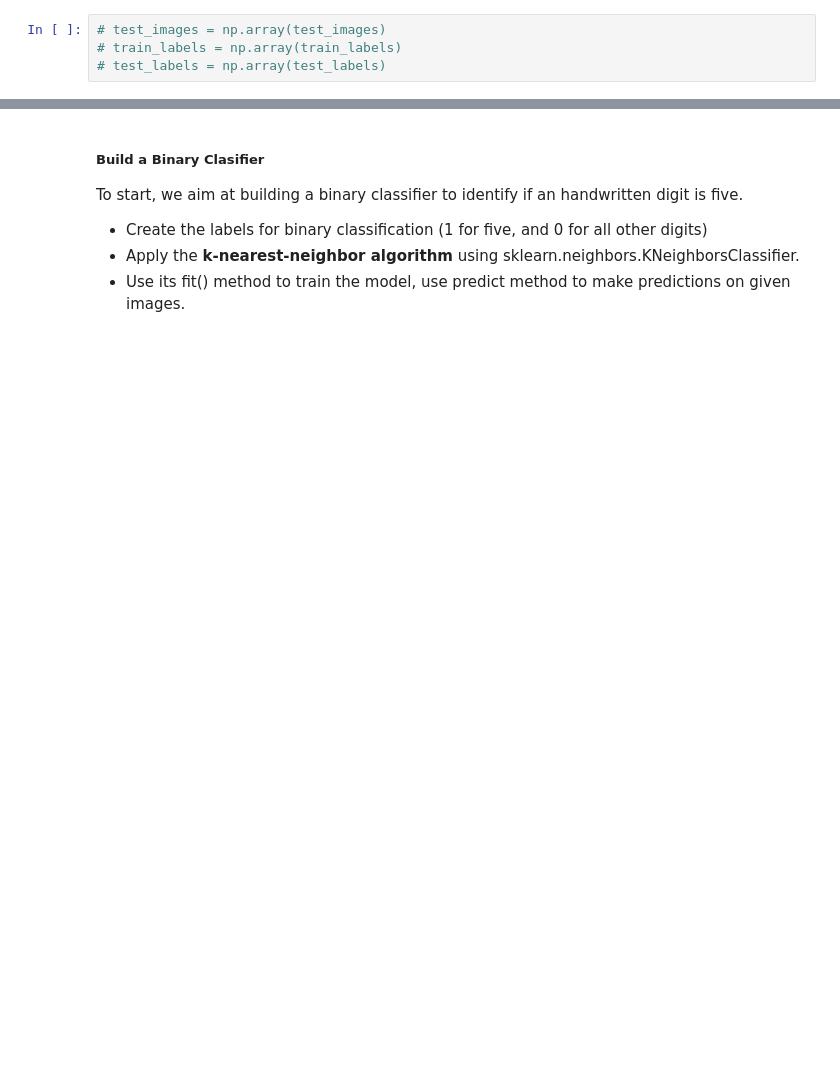
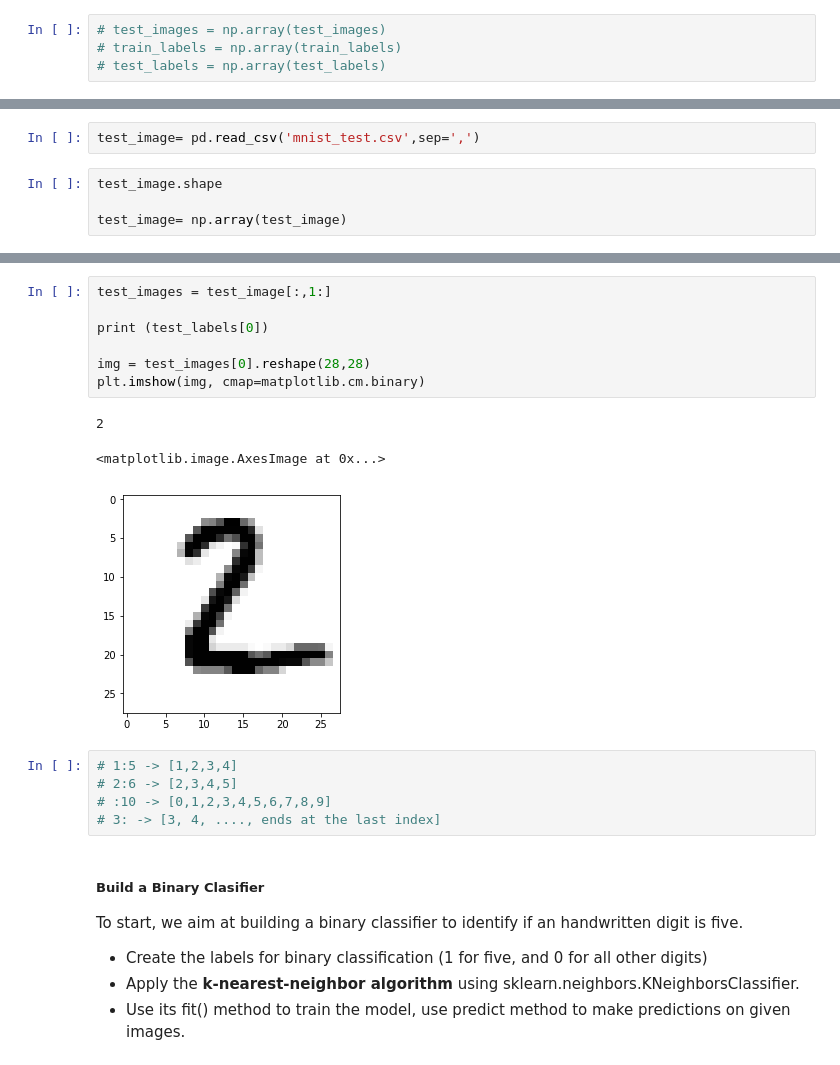
Before and after one commit to ch00226855/CMP464-788-Spring2019, a Jupyter notebook: Week3_Classification.ipynb, the cells around one changed output, grey strips where cells are left out. Cells and saved outputs as stored; diff of their text form; blank space fills up the shorter version.

```diff
--- a/Week3_Classification.ipynb
+++ b/Week3_Classification.ipynb
@@ -105,0 +89,6 @@ plt.imshow(some_digit,
+# %%
+test_image= pd.read_csv('mnist_test.csv',sep=',')
+# %%
+test_image.shape
+
+test_image= np.array(test_image)
@@ -106,3 +100,19 @@ plt.imshow(some_digit,
+# %%
+test_images = test_image[:,1:]
+
+print (test_labels[0])
+
+img = test_images[0].reshape(28,28)
+plt.imshow(img, cmap=matplotlib.cm.binary)
+# %% [output]
+2
+<matplotlib.image.AxesImage at 0x...>
+[figure, added]
+# %%
+# 1:5 -> [1,2,3,4]
+# 2:6 -> [2,3,4,5]
+# :10 -> [0,1,2,3,4,5,6,7,8,9]
+# 3: -> [3, 4, ...., ends at the last index]
 # %% [markdown]
 ##### Build a Binary Clasifier
 
```
Also changed, not shown: parts of 41 cells of this notebook.
